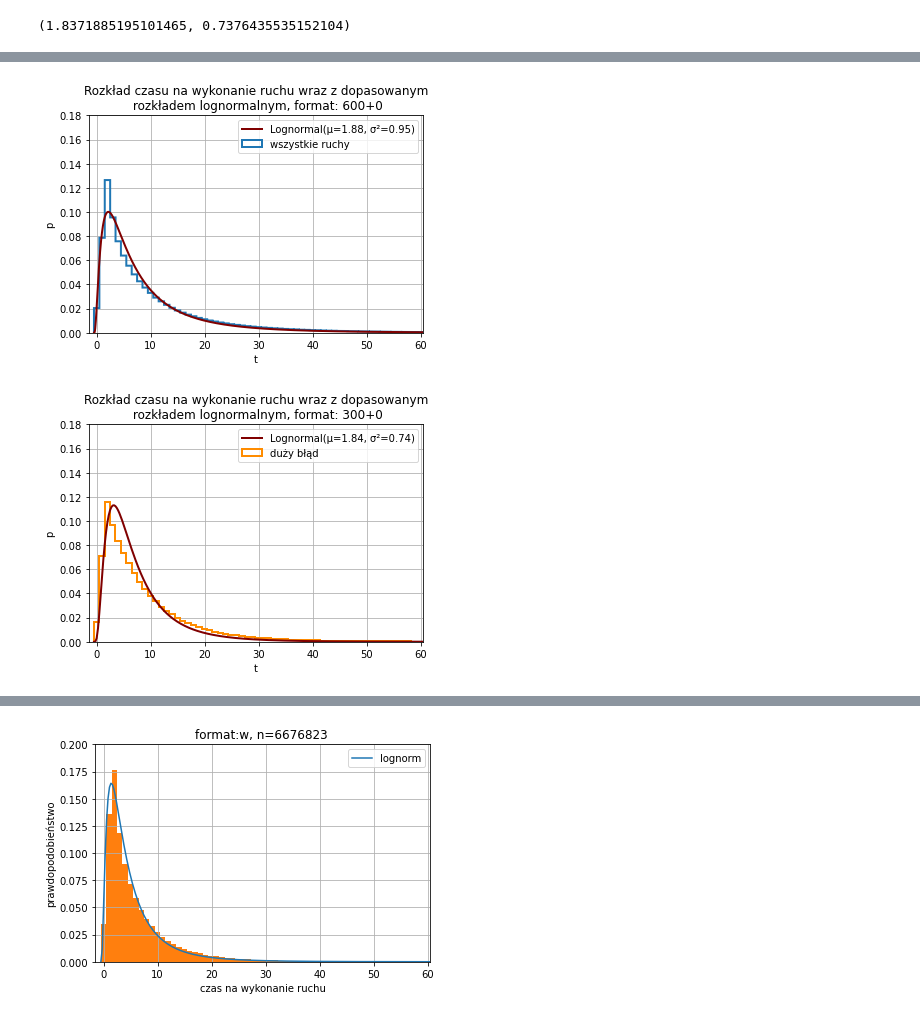
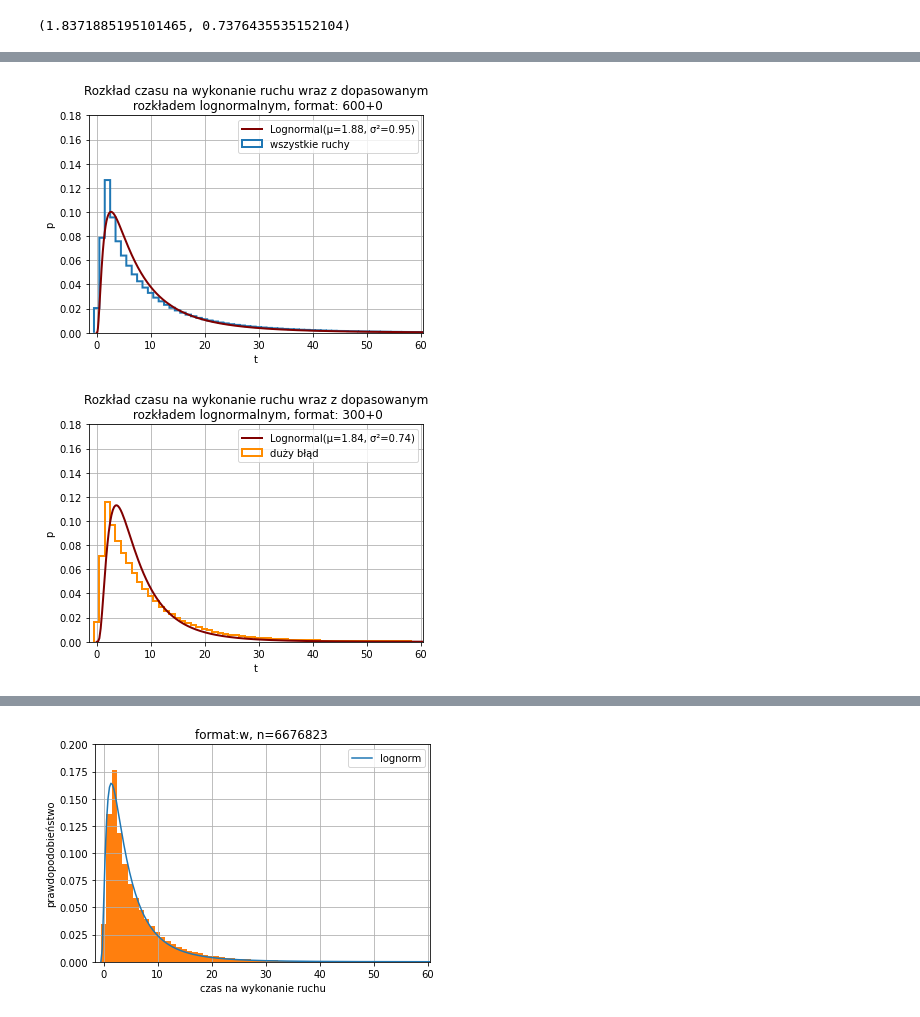
Before and after one commit to rogulforce/Chess, a Jupyter notebook: Python/analysis.ipynb, the cells around one changed output, grey strips where cells are left out. Drawn from its saved outputs; the diff is of its cells as text; code cells hidden in the pictures.

```diff
--- a/Python/analysis.ipynb
+++ b/Python/analysis.ipynb
@@ -315,28 +397,28 @@ Kruskal-Wallis H Test: 0.0
 # %%
 
 format='600+0'
 all = db[( db['TimeControl'] == format) &
          (db['move'] > 4) & (db['delta_time']>= 0) ]
 
 y = all['delta_time']
 x = np.linspace(min(y)+0.0001,max(y),10000)
 
 ex,var = lognorm_params(y)
 
 X=1/(x*var*np.sqrt(2*pi))*np.exp(-(np.log(x)-ex)**2/(2*var**2))
 
 plt.figure()
-plt.plot(x,X, label=f'Lognormal(\u03BC={ex:.2f}, \u03C3\u00B2={var:.2f})',
+plt.plot(x+1/2,X, label=f'Lognormal(\u03BC={ex:.2f}, \u03C3\u00B2={var:.2f})',
          color='maroon',linewidth=2)
 histogram(all['delta_time'],ylim=(0,0.18),alpha=1,
           histtype='step',linewidth=2,xlabel='t',ylabel='p',
           title=f'Rozkład czasu na wykonanie ruchu wraz z dopasowanym\n rozkładem lognormalnym, format: {format}',
           label='wszystkie ruchy')
 plt.legend(loc='upper right')
 plt.savefig('graph.svg')
 plt.show()
 # %% [output]
-[figure, old version]
+[figure, new version]
 # %%
 format='300+0'
 blunder = db[(db['score'] == 'blunder' )&
@@ -351,7 +433,7 @@ ex,var = lognorm_params(y)
 X=1/(x*var*np.sqrt(2*pi))*np.exp(-(np.log(x)-ex)**2/(2*var**2))
 
 plt.figure()
-plt.plot(x,X, label=f'Lognormal(\u03BC={ex:.2f}, \u03C3\u00B2={var:.2f})',
+plt.plot(x+1/2,X, label=f'Lognormal(\u03BC={ex:.2f}, \u03C3\u00B2={var:.2f})',
          color='maroon',linewidth=2)
 histogram(blunder['delta_time'],ylim=(0,0.18),alpha=1,color='darkorange',
           histtype='step',linewidth=2,xlabel='t',ylabel='p',
@@ -360,7 +442,7 @@ plt.legend(loc='upper right')
 plt.savefig('graph.svg')
 plt.show()
 # %% [output]
-[figure, old version]
+[figure, new version]
 # %%
 format='300+0'
 all = db[( db['TimeControl'] == format) &
```
Also changed, not shown: parts of 10 cells of this notebook, 6 other files.
